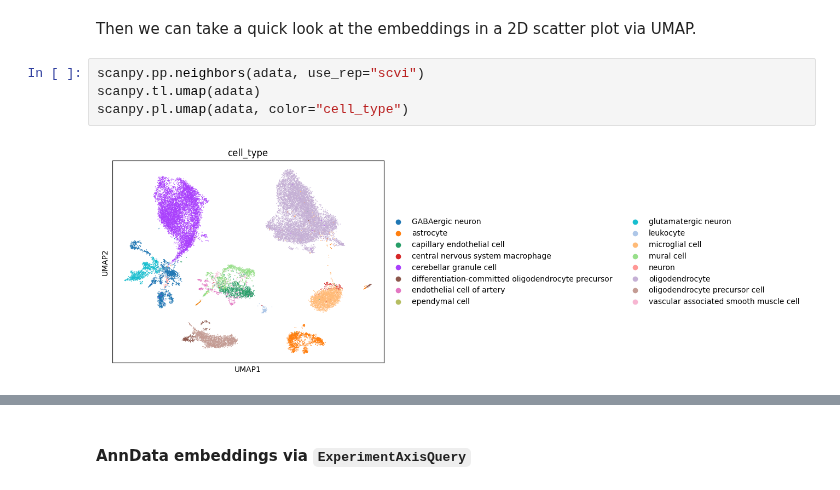
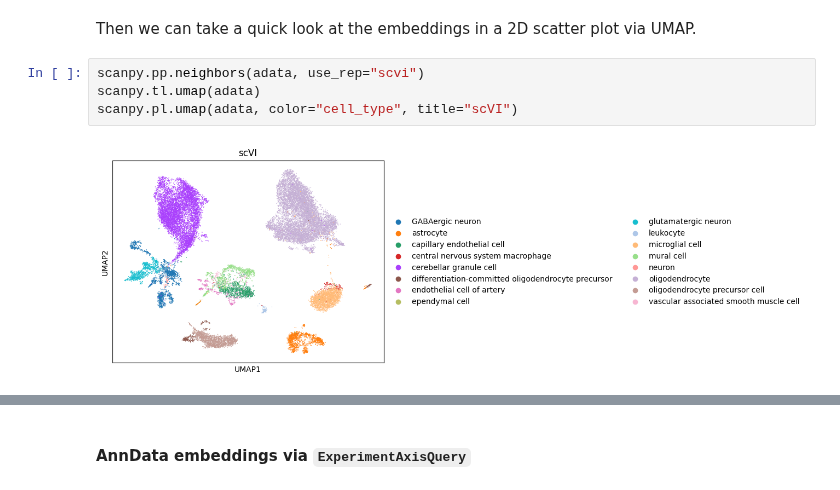
Before and after one commit to chanzuckerberg/cellxgene-census, a Jupyter notebook: api/python/notebooks/api_demo/census_access_maintained_embeddings.ipynb, the cells around one changed output, grey strips where cells are left out. Cells and saved outputs as stored; diff of their text form.

```diff
--- a/api/python/notebooks/api_demo/census_access_maintained_embeddings.ipynb
+++ b/api/python/notebooks/api_demo/census_access_maintained_embeddings.ipynb
@@ -97,9 +97,9 @@ Then we can take a quick look at the embeddings in a 2D scatter plot via UMAP.
 # %%
 scanpy.pp.neighbors(adata, use_rep="scvi")
 scanpy.tl.umap(adata)
-scanpy.pl.umap(adata, color="cell_type")
+scanpy.pl.umap(adata, color="cell_type", title="scVI")
 # %% [output]
-[figure, old version]
+[figure, new version]
 # %%
 scanpy.pp.neighbors(adata, use_rep="geneformer")
 scanpy.tl.umap(adata)
```
Also changed, not shown: parts of 1 cell of this notebook, 2 other files.
